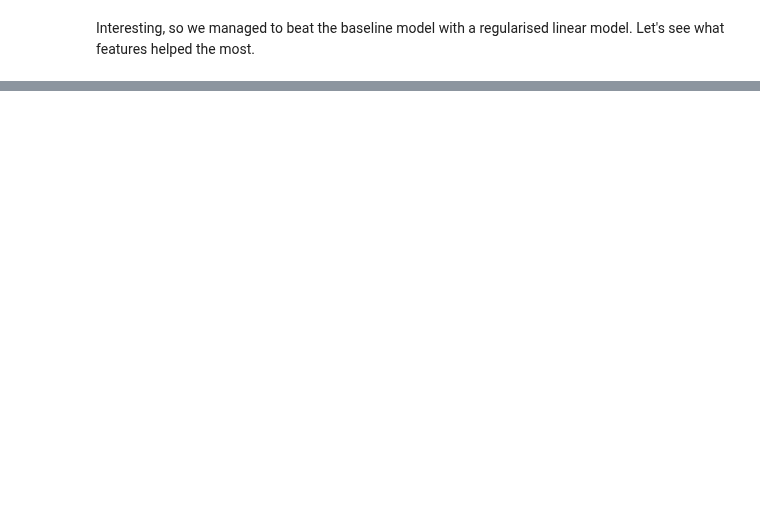
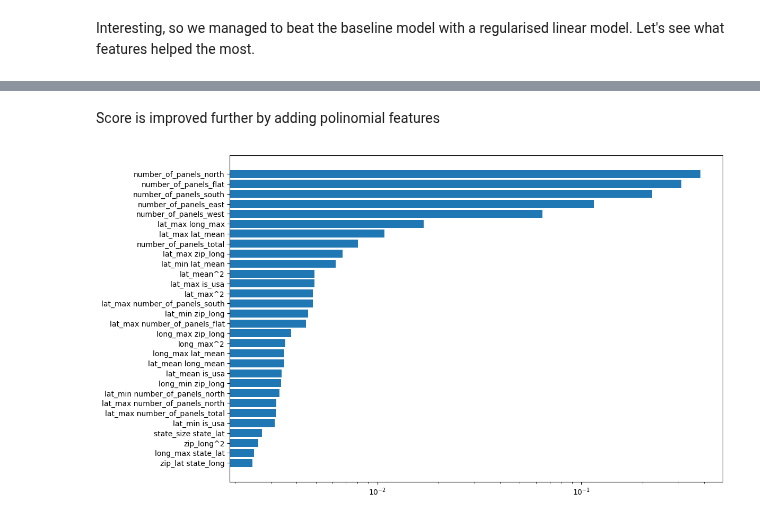
Before and after one commit to igor-cheb/mle_prep, a Jupyter notebook: geo_data_case_1/model_experiments.ipynb, the cells around one changed output, grey strips where cells are left out. Drawn from its saved outputs; the diff is of its cells as text; code cells hidden in the pictures; blank space fills up the shorter version.

```diff
--- a/geo_data_case_1/model_experiments.ipynb
+++ b/geo_data_case_1/model_experiments.ipynb
@@ -122,0 +142,3 @@ pd.DataFrame(sorted(zip(all_feats, baseline_model.coef_), key=lambda x: x[1])).s
+# %%
+poly = PolynomialFeatures(3)
+poly_data = poly.fit_transform(df[all_feats])
@@ -122,0 +149,5 @@ pd.DataFrame(sorted(zip(all_feats, baseline_model.coef_), key=lambda x: x[1])).s
+# %%
+X_train, X_test, y_train, y_test = train_test_split(poly_data, df[[label]].values, test_size=.2)
+baseline_model = ElasticNet()
+baseline_model.fit(X_train, y_train)
+y_pred = baseline_model.predict(X_test)
@@ -122,0 +163,9 @@ pd.DataFrame(sorted(zip(all_feats, baseline_model.coef_), key=lambda x: x[1])).s
+# %% [markdown]
+Score is improved further by adding polinomial features
+# %%
+plt.figure(figsize=[12,8])
+feat_imp_df = pd.DataFrame(zip(poly.get_feature_names_out(), baseline_model.coef_)).set_index(0).abs().sort_values(1, ascending=False)[:30].sort_values(1)
+plt.barh(feat_imp_df.index, feat_imp_df[1])
+plt.xscale('log')
+# %% [output]
+[figure, added]
```
Also changed, not shown: parts of 22 cells of this notebook.
